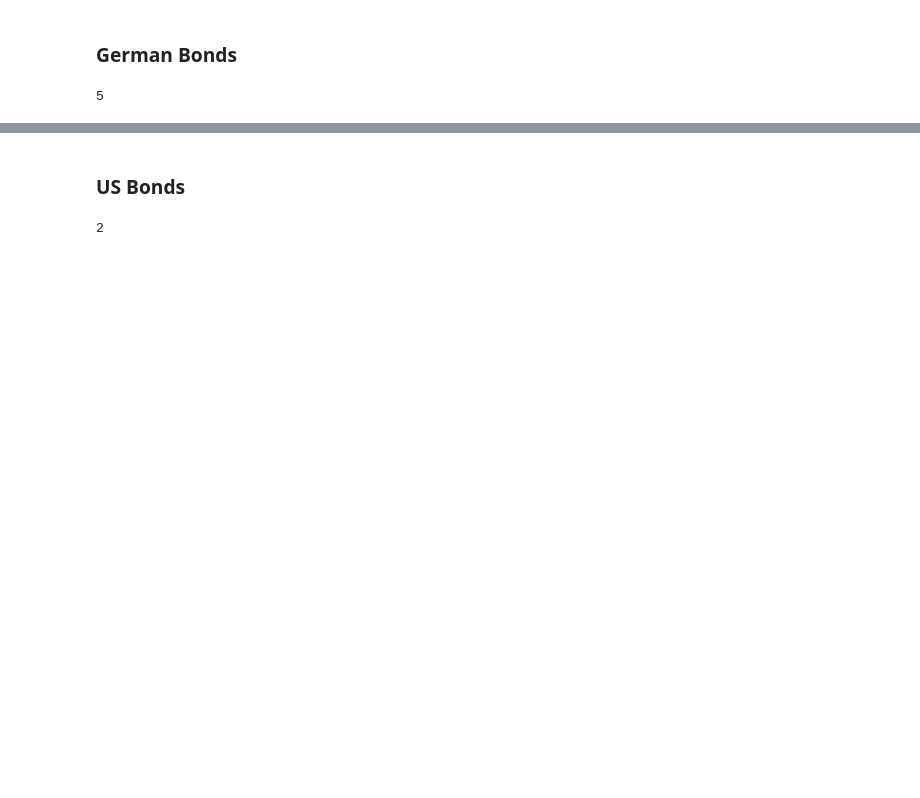
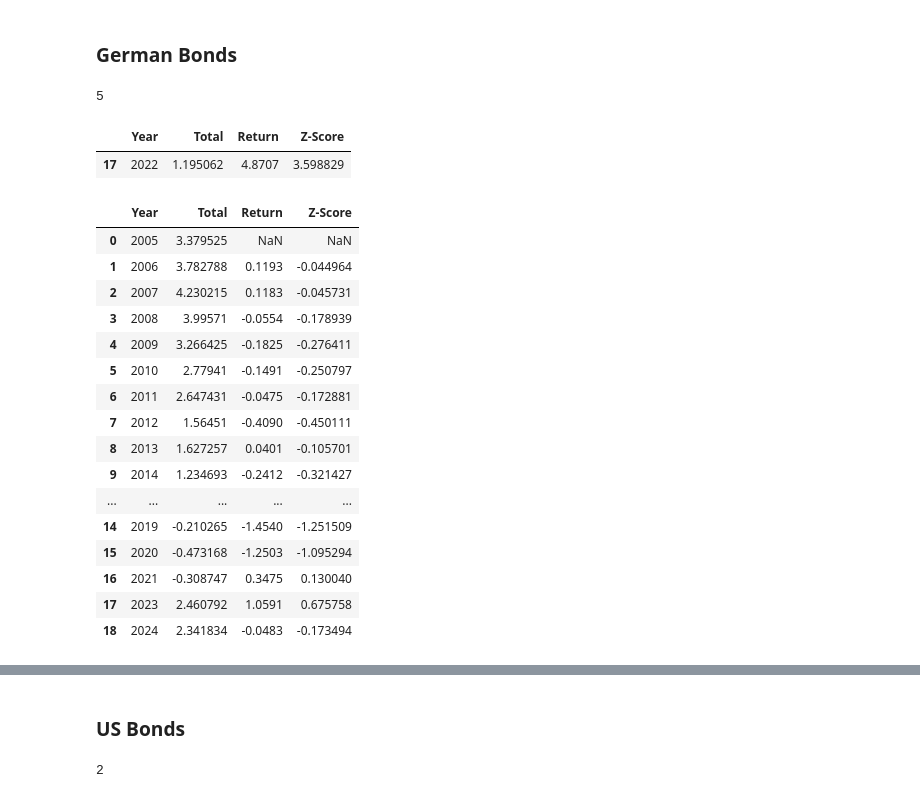
Before and after one commit to JachymS/FIRE_Rule_from_a_Perspective_of_a_Czech_Retail_Investor, a Jupyter notebook: processing/Bonds.ipynb, the cells around one changed output, grey strips where cells are left out. Saved outputs shown, nothing was run; the diff lists cells and outputs as text; code cells hidden in the pictures; blank space fills up the shorter version.

```diff
--- a/processing/Bonds.ipynb
+++ b/processing/Bonds.ipynb
@@ -91,0 +140,43 @@ de_bond.reset_index(inplace=True)
+# %%
+# Check for Outliers
+# Calculate mean, std
+de_std = np.std(de_bond["Return"])
+de_mean = np.mean(de_bond["Return"])
+
+# Calculate Z-Score
+de_bond["Z-Score"] = np.nan
+for i in range(len(de_bond)):
+    de_bond.loc[i, "Z-Score"] = ((de_bond.loc[i, "Return"] - de_mean) / de_std)
+
+# Print out Outliers
+de_bond[np.abs(de_bond["Z-Score"])>3] # Year 2022
+# %% [output]
+|  | Year | Total | Return | Z-Score |
+| 17 | 2022 | 1.195062 | 4.8707 | 3.598829 |
+# %%
+# Drop Year 2022
+de_bond.drop(17,inplace=True)
+
+# Reset Index
+de_bond.reset_index(inplace=True)
+
+# Drop Column index
+de_bond.drop("index", axis=1, inplace=True)
+# %% [output]
+|  | Year | Total | Return | Z-Score |
+| 0 | 2005 | 3.379525 | NaN | NaN |
+| 1 | 2006 | 3.782788 | 0.1193 | -0.044964 |
+| 2 | 2007 | 4.230215 | 0.1183 | -0.045731 |
+| 3 | 2008 | 3.99571 | -0.0554 | -0.178939 |
+| 4 | 2009 | 3.266425 | -0.1825 | -0.276411 |
+| 5 | 2010 | 2.77941 | -0.1491 | -0.250797 |
+| 6 | 2011 | 2.647431 | -0.0475 | -0.172881 |
+| 7 | 2012 | 1.56451 | -0.4090 | -0.450111 |
+| 8 | 2013 | 1.627257 | 0.0401 | -0.105701 |
+| 9 | 2014 | 1.234693 | -0.2412 | -0.321427 |
+| ... | ... | ... | ... | ... |
+| 14 | 2019 | -0.210265 | -1.4540 | -1.251509 |
+| 15 | 2020 | -0.473168 | -1.2503 | -1.095294 |
+| 16 | 2021 | -0.308747 | 0.3475 | 0.130040 |
+| 17 | 2023 | 2.460792 | 1.0591 | 0.675758 |
+| 18 | 2024 | 2.341834 | -0.0483 | -0.173494 |
```
Also changed, not shown: parts of 11 cells of this notebook, 6 other files.
